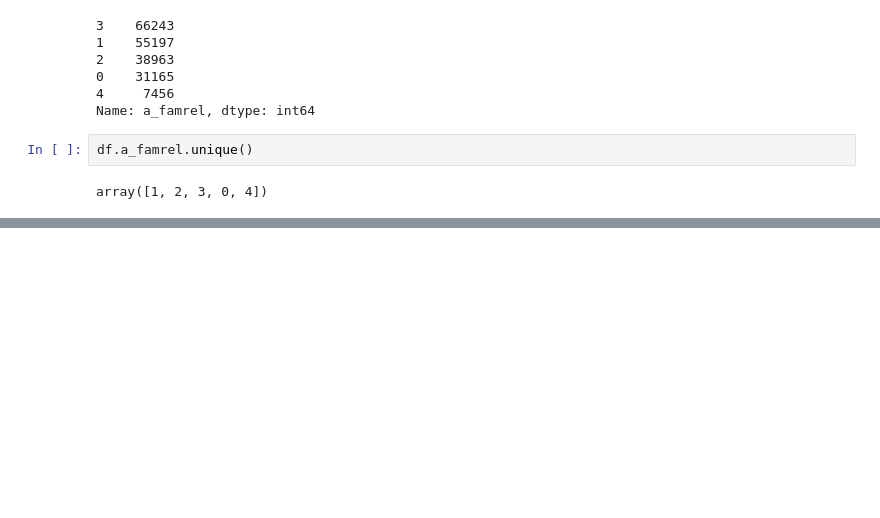
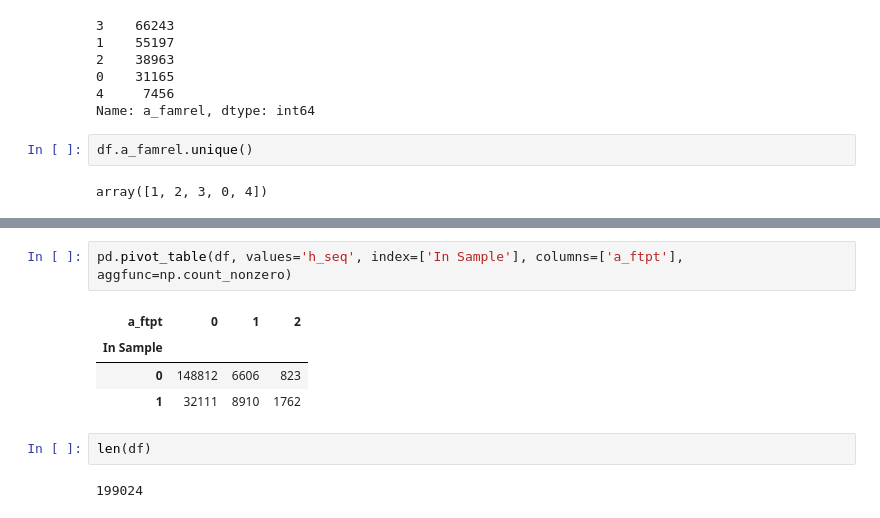
Before and after one commit to reeleis/snake_people, a Jupyter notebook: Importing Stata from CPS.ipynb, the cells around one changed output, grey strips where cells are left out. Drawn from its saved outputs; the diff is of its cells as text; blank space fills up the shorter version.

```diff
--- a/Importing Stata from CPS.ipynb
+++ b/Importing Stata from CPS.ipynb
@@ -178,3 +193,14 @@ array([1, 2, 3, 0, 4])
+# %%
+pd.pivot_table(df, values='h_seq', index=['In Sample'], columns=['a_ftpt'], aggfunc=np.count_nonzero)
+# %% [output]
+| a_ftpt | 0 | 1 | 2 |
+| In Sample |  |  |  |
+| 0 | 148812 | 6606 | 823 |
+| 1 | 32111 | 8910 | 1762 |
+# %%
+len(df)
+# %% [output]
+199024
 # %% [markdown]
 ### Variables deciphered so far:
 
```
Also changed, not shown: parts of 19 cells of this notebook.
